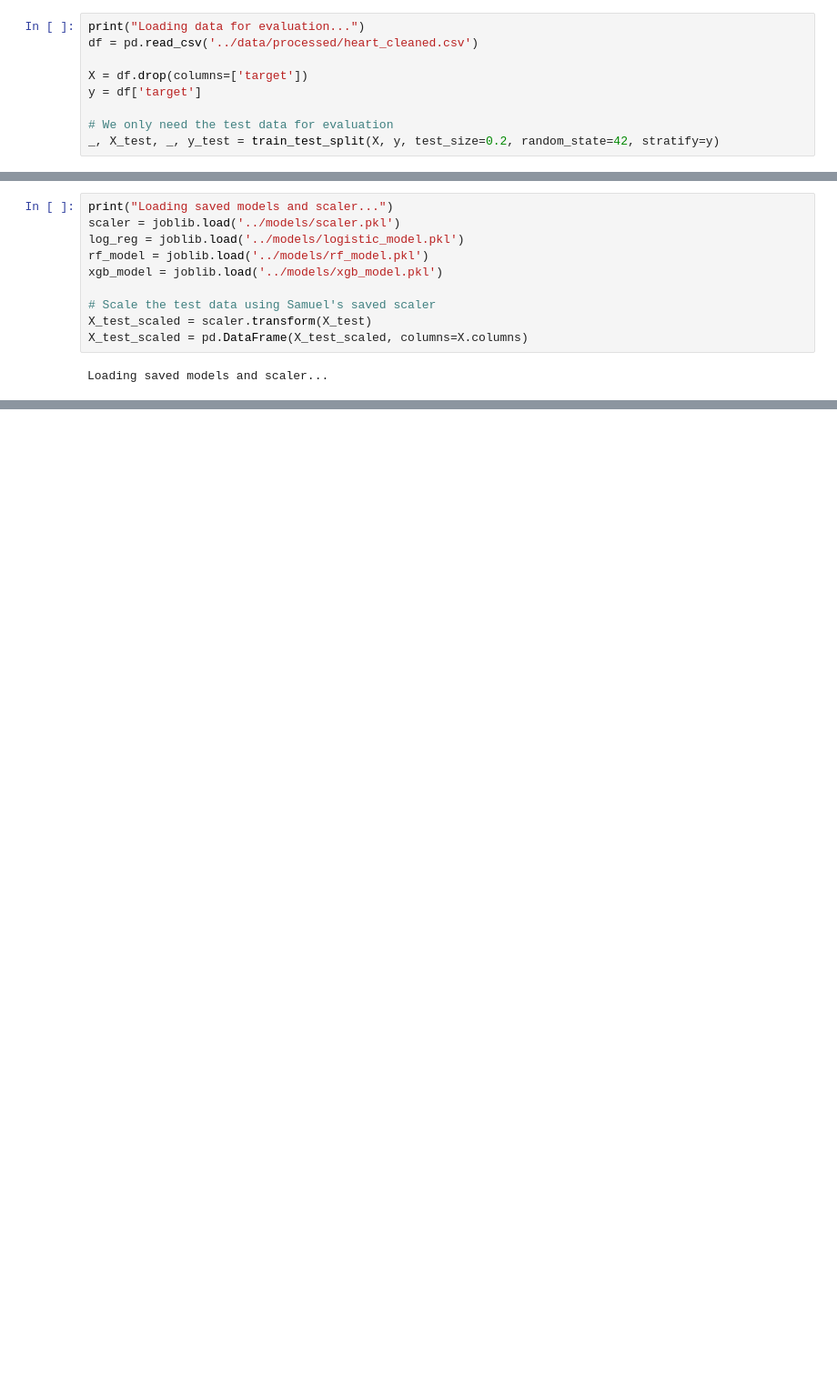
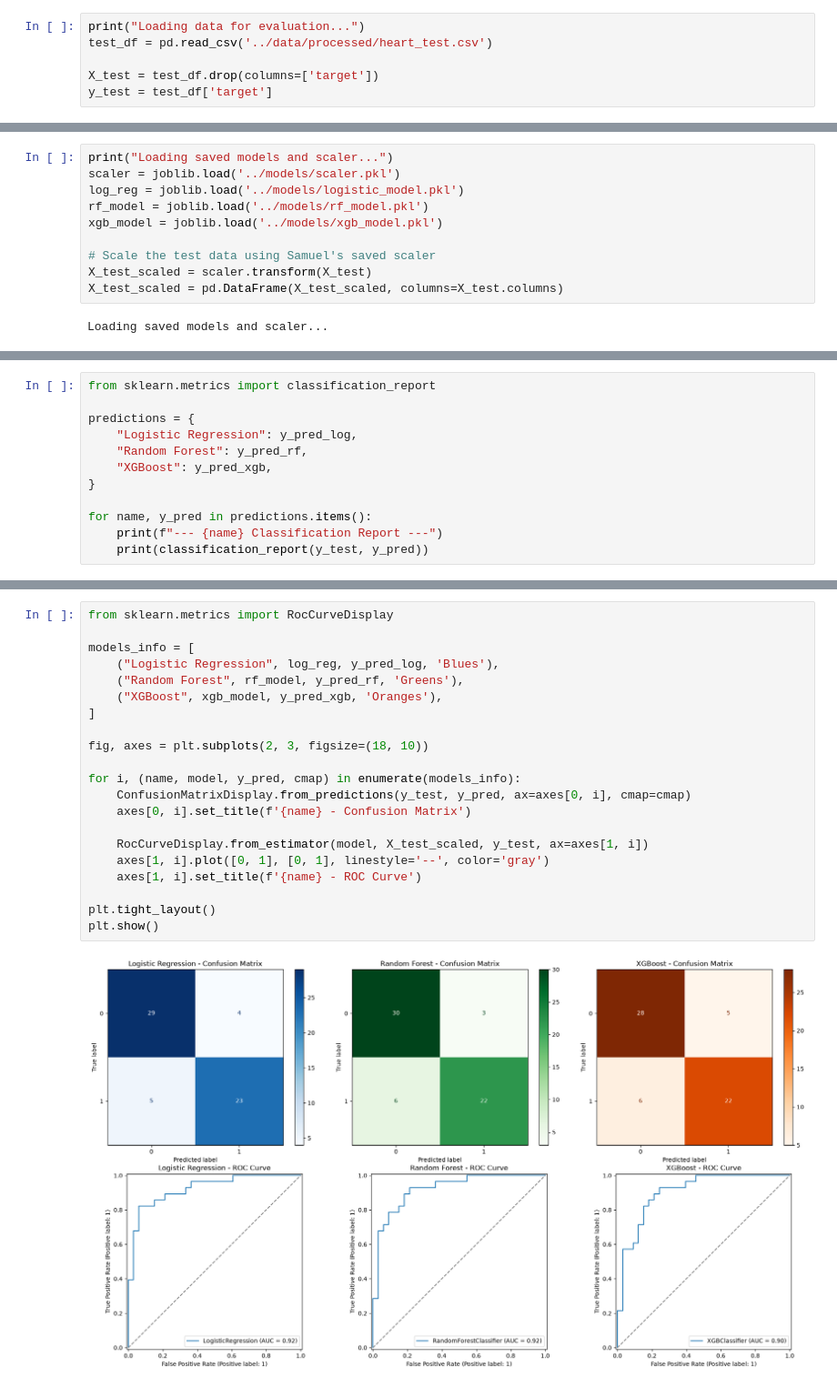
Before and after one commit to Mpho6746/silent-killer-ai-cvd, a Jupyter notebook: notebooks/04_evaluation.ipynb, the cells around one changed output, grey strips where cells are left out. Shown at 91% size. Cells and saved outputs as stored; diff of their text form; blank space fills up the shorter version.

```diff
--- a/notebooks/04_evaluation.ipynb
+++ b/notebooks/04_evaluation.ipynb
@@ -9,12 +6,9 @@ Matplotlib is building the font cache; this may take a moment.
 # %%
 print("Loading data for evaluation...")
-df = pd.read_csv('../data/processed/heart_cleaned.csv')
+test_df = pd.read_csv('../data/processed/heart_test.csv')
 
-X = df.drop(columns=['target'])
-y = df['target']
-
-# We only need the test data for evaluation
-_, X_test, _, y_test = train_test_split(X, y, test_size=0.2, random_state=42, stratify=y)
+X_test = test_df.drop(columns=['target'])
+y_test = test_df['target']
 # %% [output]
 Loading data for evaluation...
 # %%
@@ -26,7 +20,7 @@ xgb_model = joblib.load('../models/xgb_model.pkl')
 
 # Scale the test data using Samuel's saved scaler
 X_test_scaled = scaler.transform(X_test)
-X_test_scaled = pd.DataFrame(X_test_scaled, columns=X.columns)
+X_test_scaled = pd.DataFrame(X_test_scaled, columns=X_test.columns)
 # %% [output]
 Loading saved models and scaler...
 # %%
@@ -85,0 +84,12 @@ plt.show()
+# %%
+from sklearn.metrics import classification_report
+
+predictions = {
+    "Logistic Regression": y_pred_log,
+    "Random Forest": y_pred_rf,
+    "XGBoost": y_pred_xgb,
+}
+
+for name, y_pred in predictions.items():
+    print(f"--- {name} Classification Report ---")
+    print(classification_report(y_test, y_pred))
@@ -85,0 +114,23 @@ plt.show()
+# %%
+from sklearn.metrics import RocCurveDisplay
+
+models_info = [
+    ("Logistic Regression", log_reg, y_pred_log, 'Blues'),
+    ("Random Forest", rf_model, y_pred_rf, 'Greens'),
+    ("XGBoost", xgb_model, y_pred_xgb, 'Oranges'),
+]
+
+fig, axes = plt.subplots(2, 3, figsize=(18, 10))
+
+for i, (name, model, y_pred, cmap) in enumerate(models_info):
+    ConfusionMatrixDisplay.from_predictions(y_test, y_pred, ax=axes[0, i], cmap=cmap)
+    axes[0, i].set_title(f'{name} - Confusion Matrix')
+
+    RocCurveDisplay.from_estimator(model, X_test_scaled, y_test, ax=axes[1, i])
+    axes[1, i].plot([0, 1], [0, 1], linestyle='--', color='gray')
+    axes[1, i].set_title(f'{name} - ROC Curve')
+
+plt.tight_layout()
+plt.show()
+# %% [output]
+[figure, added]
```
Also changed, not shown: parts of 7 cells of this notebook, 40 other files.
